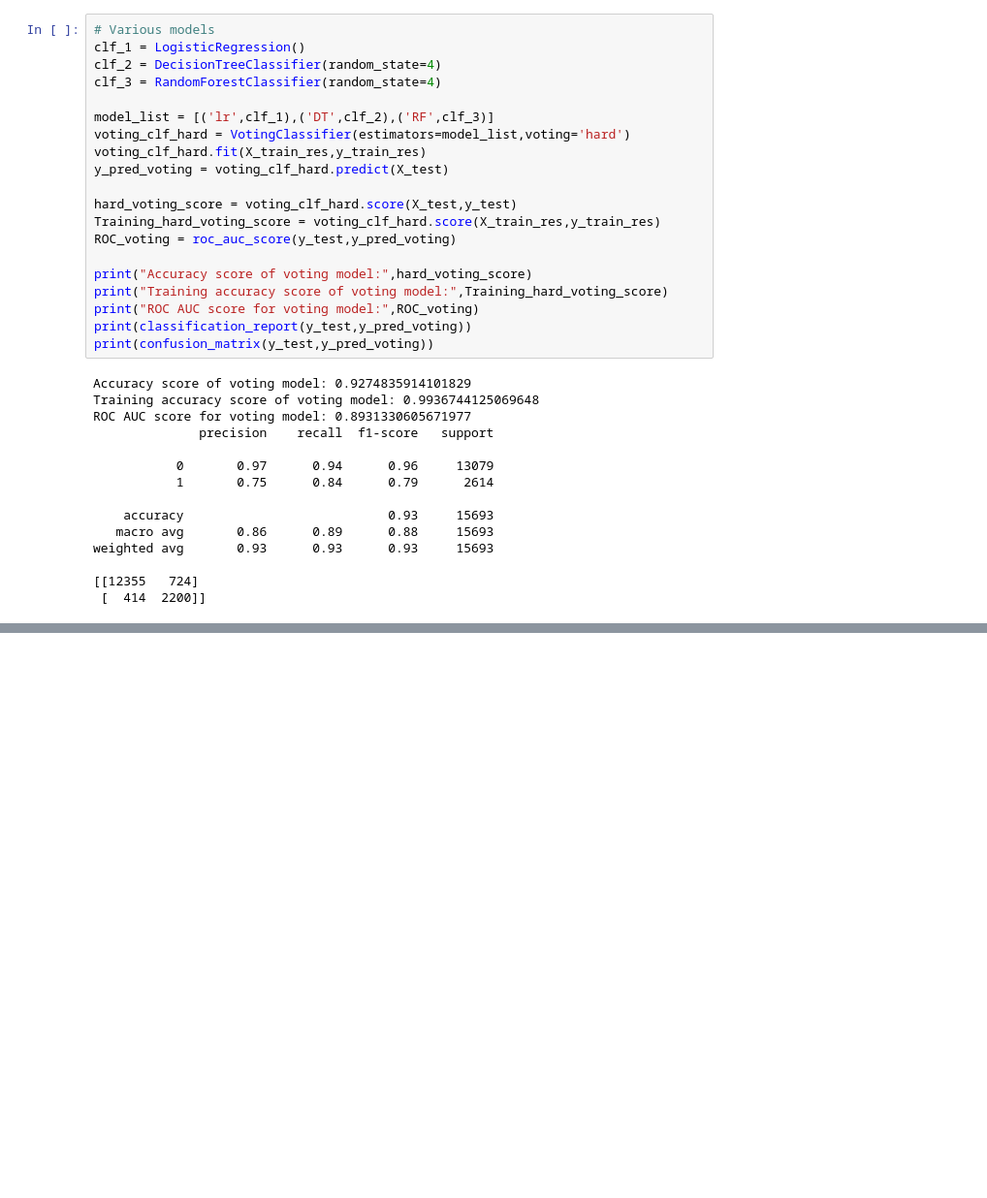
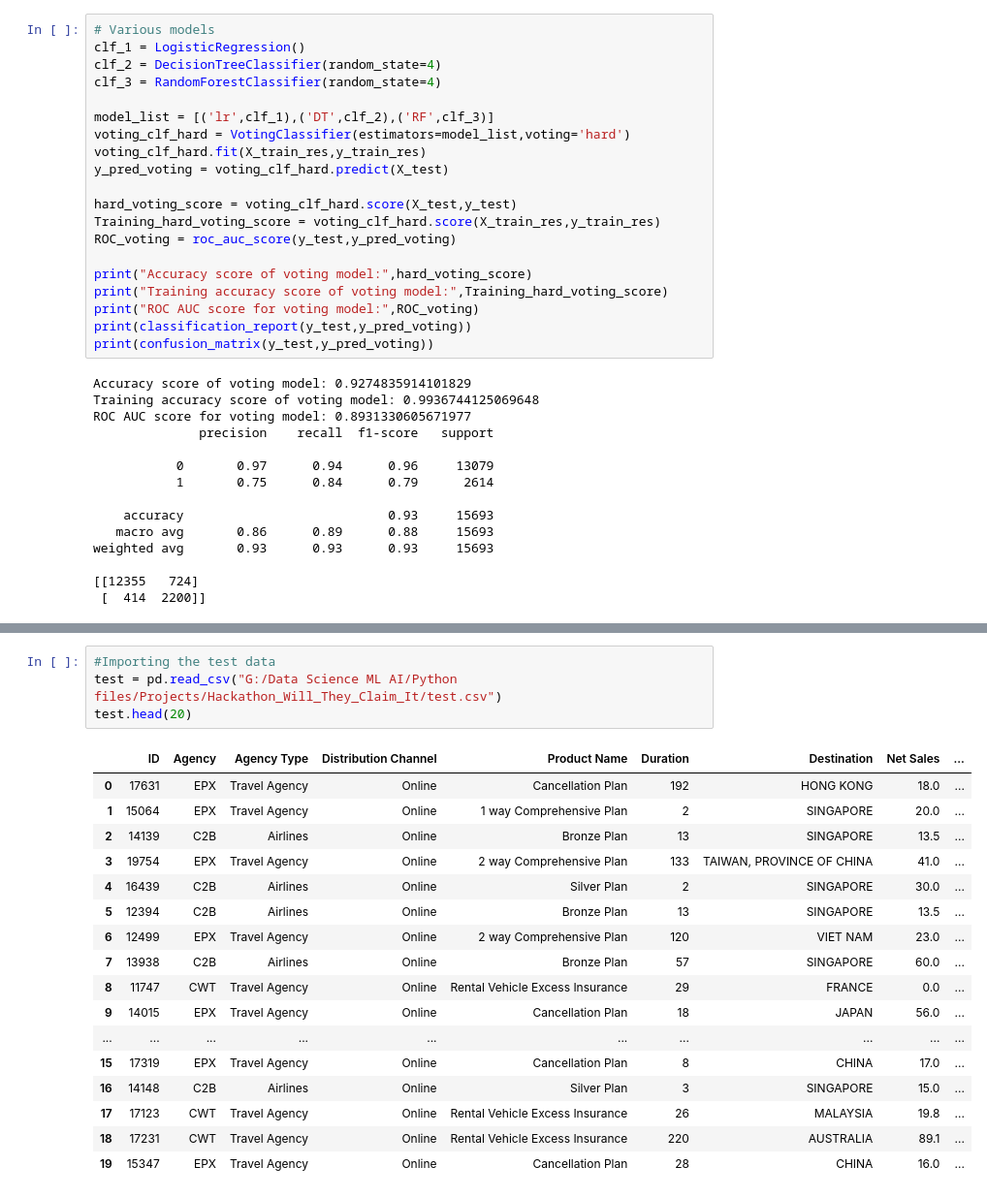
Before and after one commit to Tinya10/Hackathon, a Jupyter notebook: Will They Claim It.ipynb, the cells around one changed output, grey strips where cells are left out. Shown: that part at 97% size. Saved outputs shown, nothing was run; the diff lists cells and outputs as text; blank space fills up the shorter version.

```diff
--- a/Will They Claim It.ipynb
+++ b/Will They Claim It.ipynb
@@ -900,0 +929,22 @@ weighted avg       0.93      0.93      0.93     15693
+# %%
+#Importing the test data
+test = pd.read_csv("G:/Data Science ML AI/Python files/Projects/Hackathon_Will_They_Claim_It/test.csv")
+test.head(20)
+# %% [output]
+|  | ID | Agency | Agency Type | Distribution Channel | Product Name | Duration | Destination | Net Sales | ... |
+| 0 | 17631 | EPX | Travel Agency | Online | Cancellation Plan | 192 | HONG KONG | 18.0 | ... |
+| 1 | 15064 | EPX | Travel Agency | Online | 1 way Comprehensive Plan | 2 | SINGAPORE | 20.0 | ... |
+| 2 | 14139 | C2B | Airlines | Online | Bronze Plan | 13 | SINGAPORE | 13.5 | ... |
+| 3 | 19754 | EPX | Travel Agency | Online | 2 way Comprehensive Plan | 133 | TAIWAN, PROVINCE OF CHINA | 41.0 | ... |
+| 4 | 16439 | C2B | Airlines | Online | Silver Plan | 2 | SINGAPORE | 30.0 | ... |
+| 5 | 12394 | C2B | Airlines | Online | Bronze Plan | 13 | SINGAPORE | 13.5 | ... |
+| 6 | 12499 | EPX | Travel Agency | Online | 2 way Comprehensive Plan | 120 | VIET NAM | 23.0 | ... |
+| 7 | 13938 | C2B | Airlines | Online | Bronze Plan | 57 | SINGAPORE | 60.0 | ... |
+| 8 | 11747 | CWT | Travel Agency | Online | Rental Vehicle Excess Insurance | 29 | FRANCE | 0.0 | ... |
+| 9 | 14015 | EPX | Travel Agency | Online | Cancellation Plan | 18 | JAPAN | 56.0 | ... |
+| ... | ... | ... | ... | ... | ... | ... | ... | ... | ... |
+| 15 | 17319 | EPX | Travel Agency | Online | Cancellation Plan | 8 | CHINA | 17.0 | ... |
+| 16 | 14148 | C2B | Airlines | Online | Silver Plan | 3 | SINGAPORE | 15.0 | ... |
+| 17 | 17123 | CWT | Travel Agency | Online | Rental Vehicle Excess Insurance | 26 | MALAYSIA | 19.8 | ... |
+| 18 | 17231 | CWT | Travel Agency | Online | Rental Vehicle Excess Insurance | 220 | AUSTRALIA | 89.1 | ... |
+| 19 | 15347 | EPX | Travel Agency | Online | Cancellation Plan | 28 | CHINA | 16.0 | ... |
```
Also changed, not shown: parts of 12 cells of this notebook, 1 other file.
